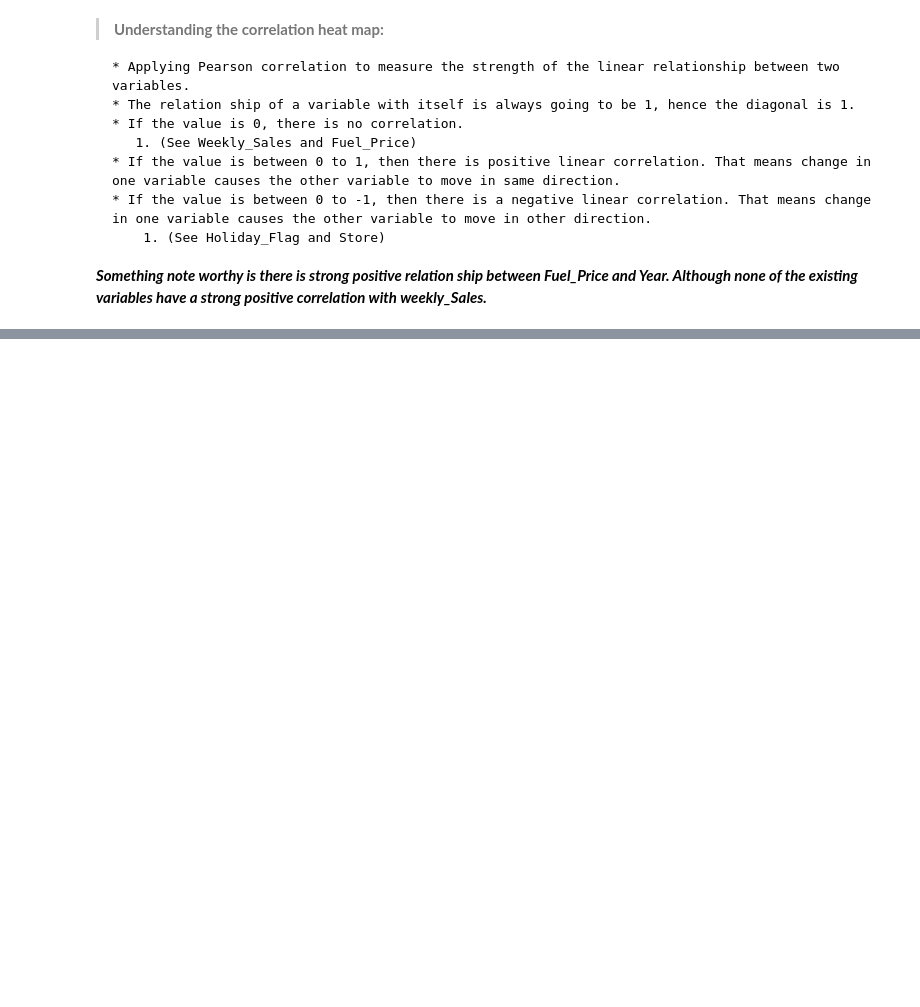
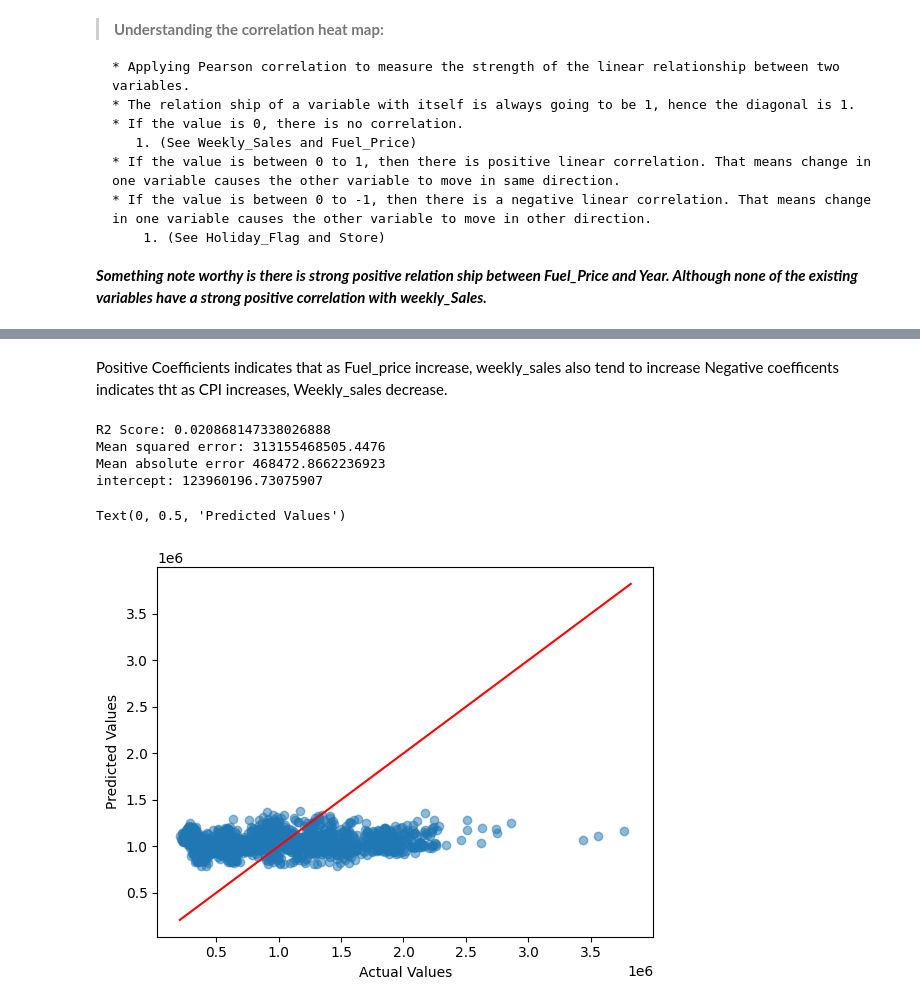
Before and after one commit to khushs9966/SampleAnalysis, a Jupyter notebook: DataForecastingAnalysisForWalmart.ipynb, the cells around one changed output, grey strips where cells are left out. Saved outputs shown, nothing was run; the diff lists cells and outputs as text; code cells hidden in the pictures; blank space fills up the shorter version.

Commit message:
Kaggle Notebook | Data Analysis for Walmart | Version 6

```diff
--- a/DataForecastingAnalysisForWalmart.ipynb
+++ b/DataForecastingAnalysisForWalmart.ipynb
@@ -243,0 +277,15 @@ Although none of the existing variables have a strong positive correlation with
+# %%
+#Define features for your model
+
+features_X = df1[['Year', 'Month', 'Temperature', 'Fuel_Price', 'CPI', 'Unemployment']]
+y = df1.Weekly_Sales
+
+#Dividing our data in train and test(That means out of 6435, 20% of the datapoints will be used training)
+
+x_train, x_test, y_train, y_test = train_test_split(features_X,y, test_size = 0.2)
+
+#creating a model of linear regression
+model = LinearRegression()
+# %%
+#Train the data on our training data
+model.fit(x_train, y_train)
@@ -243,0 +294,5 @@ Although none of the existing variables have a strong positive correlation with
+# %%
+#Predictions
+#y_pred are the predicted values based on the features(features_X). Compare with actual values
+
+y_pred = model.predict(x_test)
@@ -243,0 +311,44 @@ Although none of the existing variables have a strong positive correlation with
+# %% [markdown]
+Positive Coefficients indicates that as Fuel_price increase, weekly_sales also tend to increase
+Negative coefficents indicates tht as CPI increases, Weekly_sales decrease.
+# %%
+#Model Performance metrics
+
+from sklearn.metrics import r2_score, mean_squared_error,mean_absolute_error
+
+# variance of sales explained by indepedent variables(features_X). How well the model fits the data. Higher is better.
+r2 = r2_score(y_test, y_pred)
+
+#MSE: Average Squared distance between predicted and actual values. Lower is better.
+mse = mean_squared_error(y_test, y_pred)
+
+#MAE: Absolute average distance between predicted and actual values. Lower is better.
+mae = mean_absolute_error(y_test, y_pred)
+
+
+print("R2 Score:", r2)
+print("Mean squared error:",mse)
+print("Mean absolute error", mae)
+
+
+#Value of salary when the independent variables(Features_X)
+#If positive, sales increase as features_X increase. If negative, opposite.
+print(f"intercept: {model.intercept_}")
+# %% [output]
+R2 Score: 0.020868147338026888
+Mean squared error: 313155468505.4476
+Mean absolute error 468472.8662236923
+intercept: 123960196.73075907
+# %%
+#Plotting predicted vs Actual Values
+# x-axis = y_predict; y-axis = y_test
+#If the model is a good fit, the points should be close to diagonal line,
+#indicating a strong linear relationship between actual and predicted.
+
+plt.scatter(y_test, y_pred, alpha = 0.5)
+plt.plot([y.min(),y.max()],[y.min(),y.max()], color = "red")
+plt.xlabel("Actual Values")
+plt.ylabel("Predicted Values")
+# %% [output]
+Text(0, 0.5, 'Predicted Values')
+[figure, added]
```
Also changed, not shown: parts of 11 cells of this notebook.
